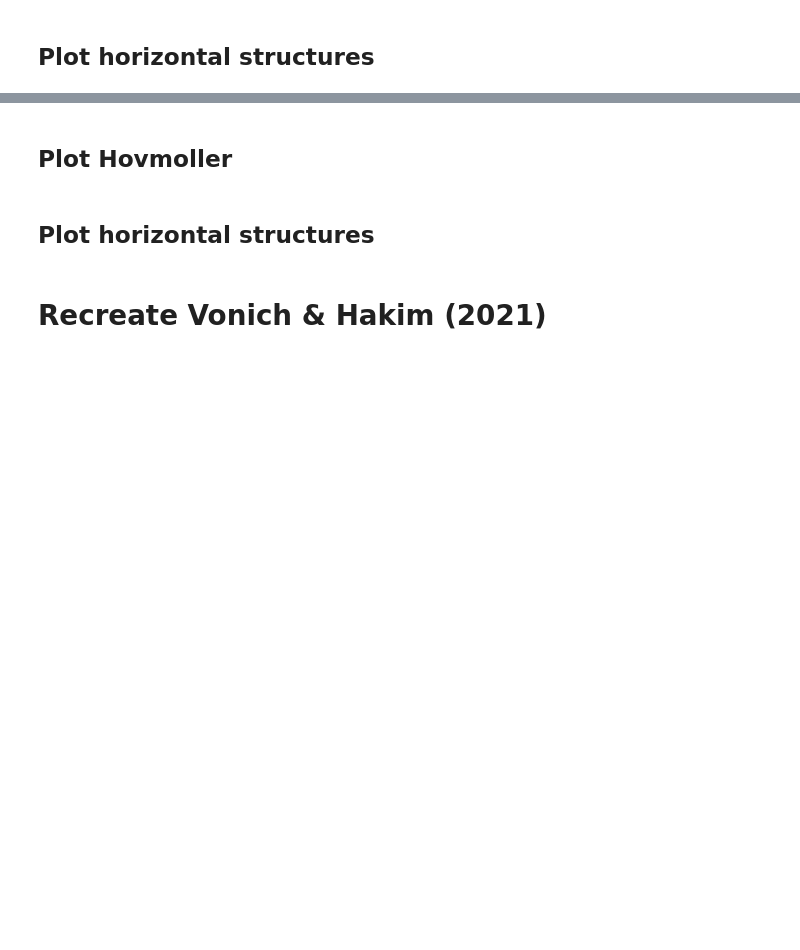
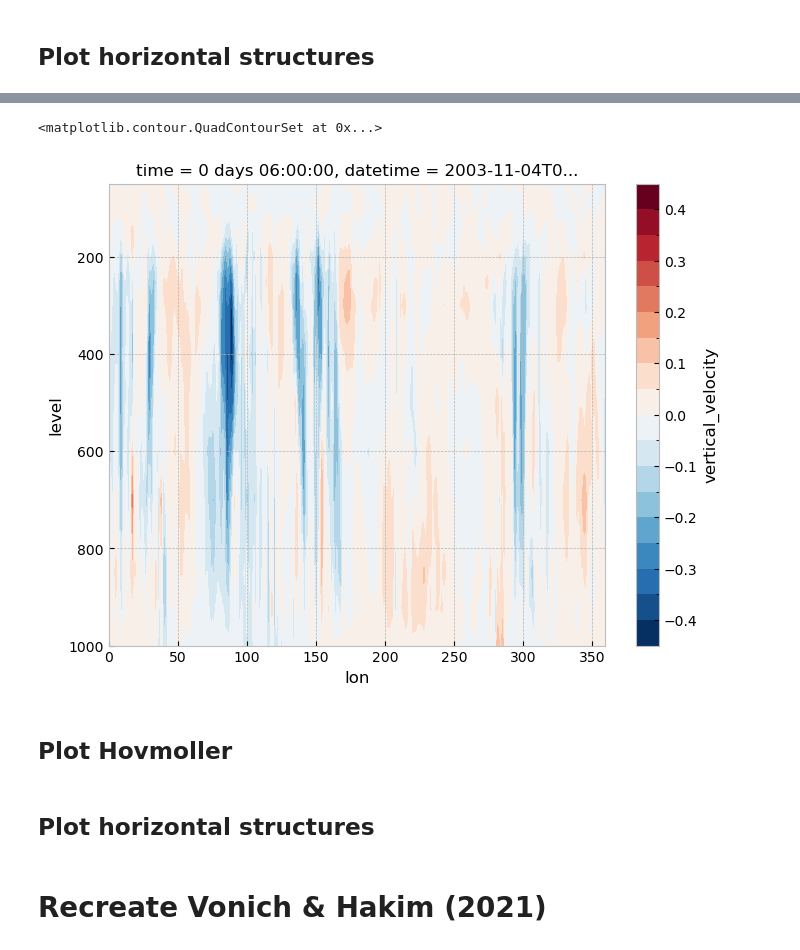
Before and after one commit to spencer-ressel/thesis-work, a Jupyter notebook: python/graphcast/data_processing.ipynb, the cells around one changed output, grey strips where cells are left out. Drawn from its saved outputs; the diff is of its cells as text; code cells hidden in the pictures; blank space fills up the shorter version.

```diff
--- a/python/graphcast/data_processing.ipynb
+++ b/python/graphcast/data_processing.ipynb
@@ -952,3 +1081,8 @@ plt.show()
+# %%
+perfect_predicted_data['vertical_velocity'].sel(lat=slice(-5,5)).isel(datetime=0).mean(dim=['lat']).plot.contourf(levels=21, x='lon', y='level', yincrease=False)
+# %% [output]
+<matplotlib.contour.QuadContourSet at 0x...>
+[figure, added]
 # %%
 # time_to_plot = "2021-01-06T00"
 time_to_plot = "2020-10-01T00"
```
Also changed, not shown: parts of 36 cells of this notebook, 3 other files.
